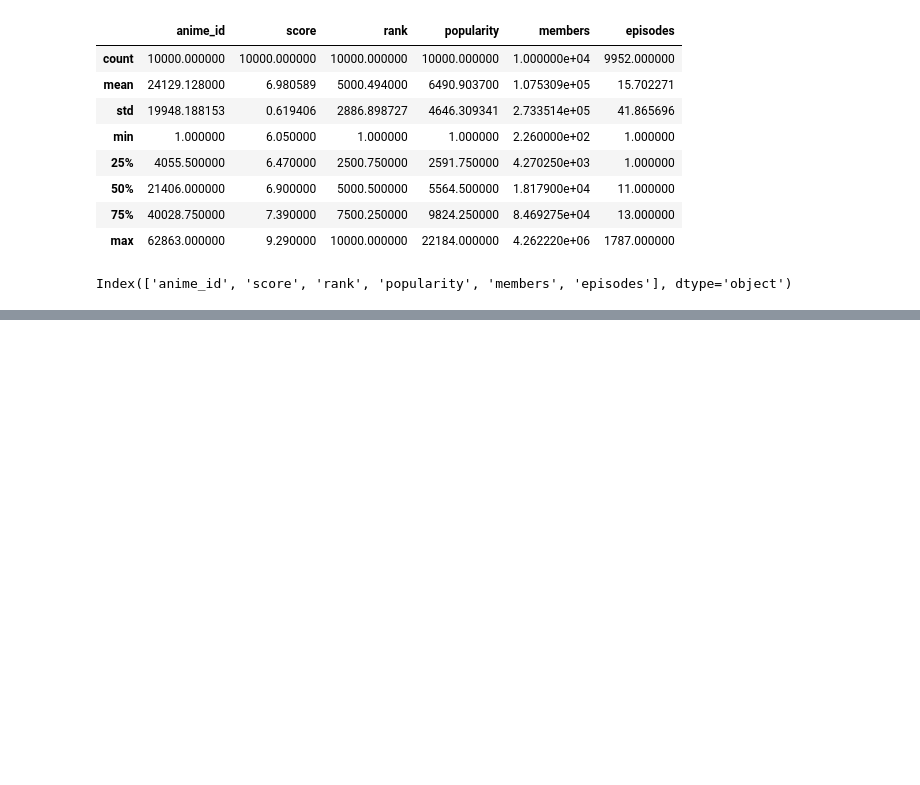
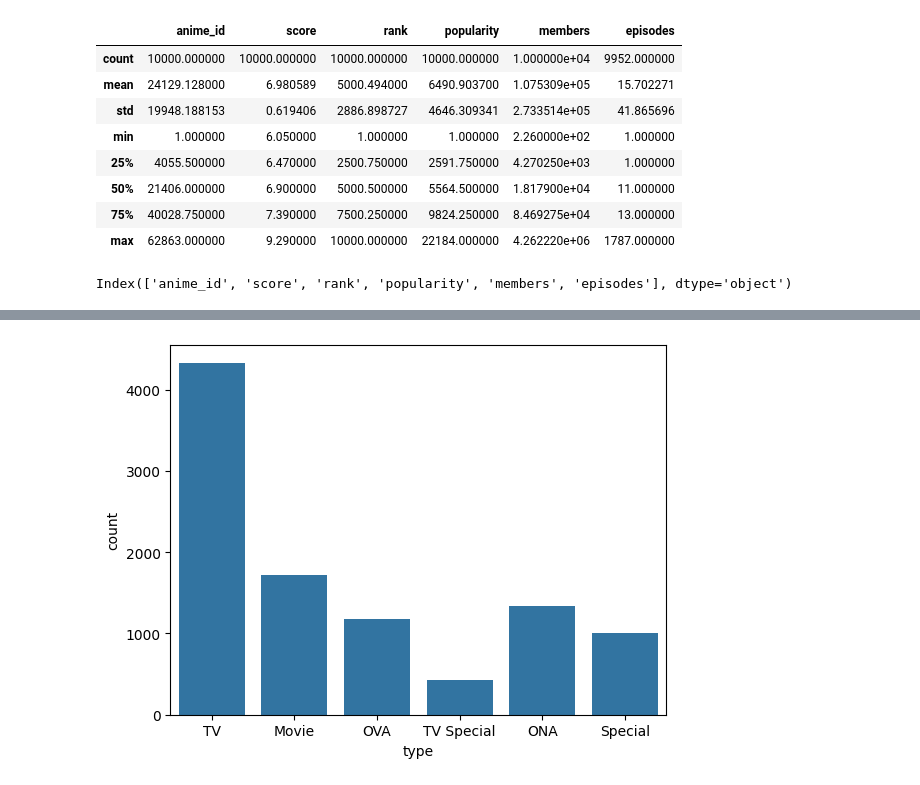
Before and after one commit to vaibhavkatex/The-Internship-2026, a Jupyter notebook: Kaggle_Dataset_Analysis_&_Visualization.ipynb, the cells around one changed output, grey strips where cells are left out. Cells and saved outputs as stored; diff of their text form; code cells hidden in the pictures; blank space fills up the shorter version.

Commit message:
Performed a basic EDA on this data Set

```diff
--- a/Kaggle_Dataset_Analysis_&_Visualization.ipynb
+++ b/Kaggle_Dataset_Analysis_&_Visualization.ipynb
@@ -143,0 +170,6 @@ Index(['anime_id', 'score', 'rank', 'popularity', 'members', 'episodes'], dtype=
+# %%
+sns.countplot(x='type',data=df)
+
+plt.show()
+# %% [output]
+[figure, added]
```
Also changed, not shown: parts of 5 cells of this notebook.
